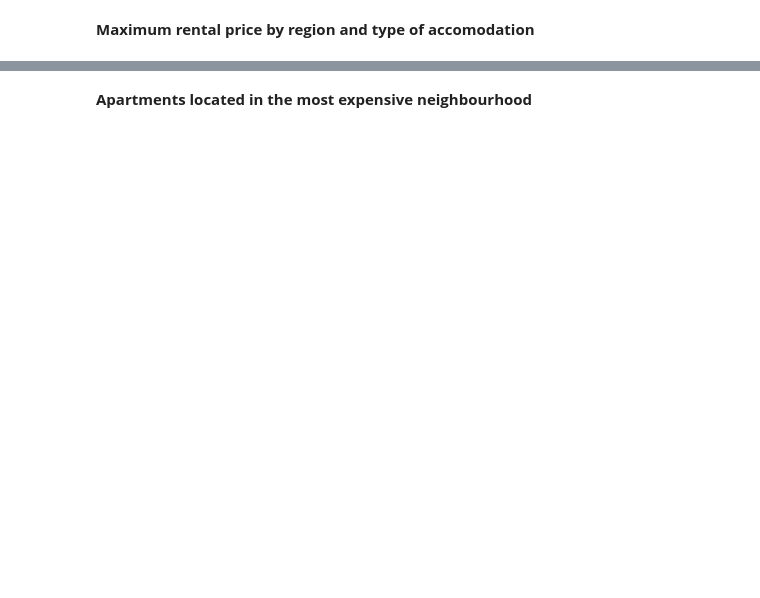
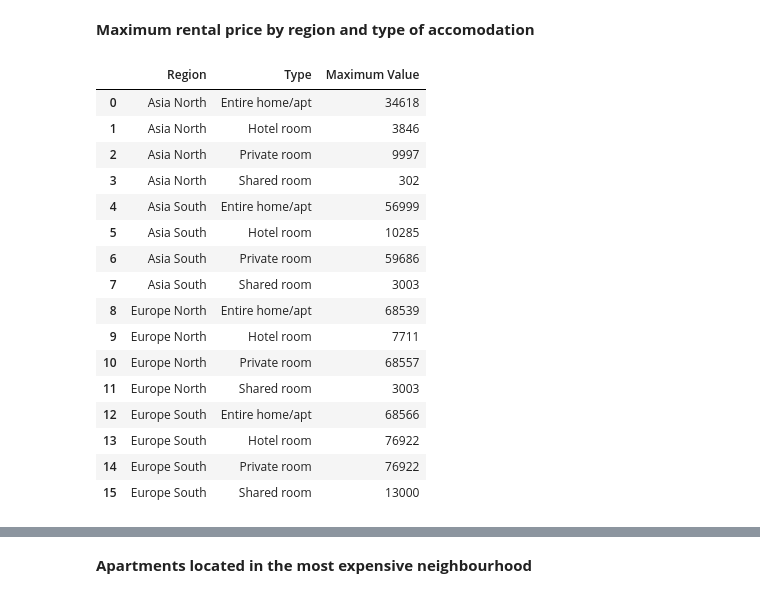
Before and after one commit to alfredkondoro/Exploratory_Data_Analysis-Istanbul_Airbnb_Data, a Jupyter notebook: exploratory-data-analysis-istanbul-airbnb-data.ipynb, the cells around one changed output, grey strips where cells are left out. Drawn from its saved outputs; the diff is of its cells as text; code cells hidden in the pictures; blank space fills up the shorter version.

```diff
--- a/exploratory-data-analysis-istanbul-airbnb-data.ipynb
+++ b/exploratory-data-analysis-istanbul-airbnb-data.ipynb
@@ -437,2 +454,30 @@ plt.show()
 # %% [markdown]
 **Maximum rental price by region and type of accomodation**
+# %%
+# Group the data by region and room type and calculate the maximum rental value
+max_value_region_type = data.loc[:, ['neighbourhood_group', 'room_type', 'price']].groupby(['neighbourhood_group', 'room_type']).max().reset_index()
+
+# Convert the values to integers
+max_value_region_type['price'] = max_value_region_type['price'].astype(int)
+
+# Rename the columns for better understanding
+max_value_region_type.columns = ['Region', 'Type', 'Maximum Value']
+max_value_region_type
+# %% [output]
+|  | Region | Type | Maximum Value |
+| 0 | Asia North | Entire home/apt | 34618 |
+| 1 | Asia North | Hotel room | 3846 |
+| 2 | Asia North | Private room | 9997 |
+| 3 | Asia North | Shared room | 302 |
+| 4 | Asia South | Entire home/apt | 56999 |
+| 5 | Asia South | Hotel room | 10285 |
+| 6 | Asia South | Private room | 59686 |
+| 7 | Asia South | Shared room | 3003 |
+| 8 | Europe North | Entire home/apt | 68539 |
+| 9 | Europe North | Hotel room | 7711 |
+| 10 | Europe North | Private room | 68557 |
+| 11 | Europe North | Shared room | 3003 |
+| 12 | Europe South | Entire home/apt | 68566 |
+| 13 | Europe South | Hotel room | 76922 |
+| 14 | Europe South | Private room | 76922 |
+| 15 | Europe South | Shared room | 13000 |
```
Also changed, not shown: parts of 8 cells of this notebook.
